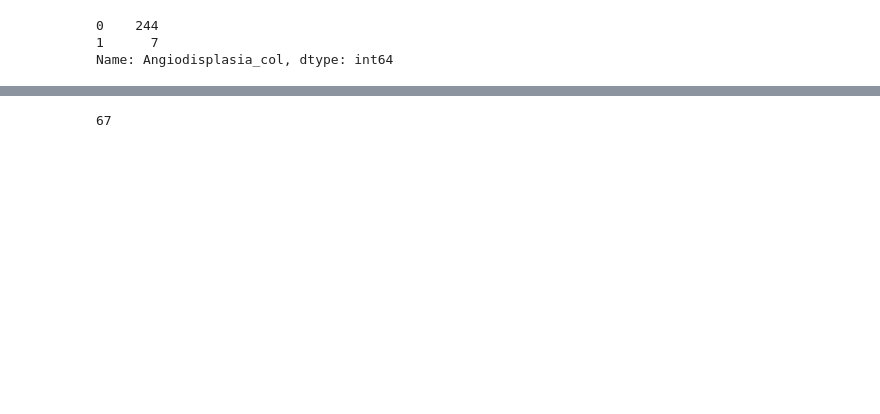
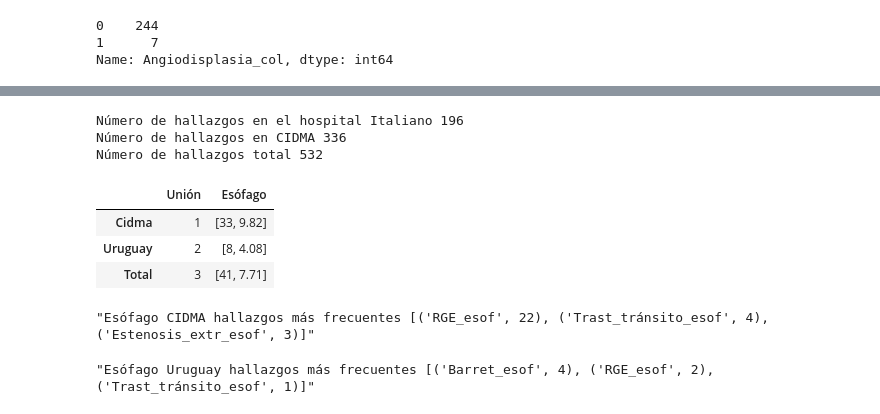
Before and after one commit to Hermenegildo12/Capsula_endoscopia, a Jupyter notebook: Capsula.ipynb, the cells around one changed output, grey strips where cells are left out. Cells and saved outputs as stored; diff of their text form; code cells hidden in the pictures; blank space fills up the shorter version.

```diff
--- a/Capsula.ipynb
+++ b/Capsula.ipynb
@@ -1844,11 +1938,46 @@ return (pregunta,"{} CIDMA hallazgos terapeúticos más frecuentes {}".format(in
+# %%
+# Función que recibe los hallazgos de una zona del tracto digestivo Y el centro médico donde se realizo la prueba
+#y devuelve la suma de todos los hallazgos encontrados en ella. Ya sea en el centro o sino se le dice, devuelve la suma
+# zona: Hallazgo a sumar valores // valor: 0(CIDMA);1(Uruguay);2(Ambos POR DEFECTO)
+def hz (zona,valor=2):
+    if valor<=1:
+        base=datos[datos["Médico"]==valor]
+        hz_total=0
+        a=base[zona].sum()
+        for e in a:
+            if type(e)==int:
+                hz_total=hz_total+e
+        return hz_total
+    elif valor>1:
+        hz_total=0
+        a=datos[zona].sum()
+        for e in a:
+            if type(e)==int:
+                hz_total=hz_total+e
+        return hz_total
+# %%
+#Calculo los hallazgos obtenidos
+
+hz_total=hz(esofago)+hz(estomago)+hz(duodeno)+hz(yeyuno)+hz(ileon)+hz(colon_de)+hz(colon_iz)+hz(colon_sig)+hz(recto)
+c_hz_T=hz(esofago,0)+hz(estomago,0)+hz(duodeno,0)+hz(yeyuno,0)+hz(ileon,0)+hz(colon_de,0)+hz(colon_iz,0)+hz(colon_sig,0)+hz(recto,0)
+u_hz_T=hz(esofago,1)+hz(estomago,1)+hz(duodeno,1)+hz(yeyuno,1)+hz(ileon,1)+hz(colon_de,1)+hz(colon_iz,1)+hz(colon_sig,1)+hz(recto,1)
+print("Número de hallazgos en el hospital Italiano {}".format(u_hz_T))
+print("Número de hallazgos en CIDMA {}".format(c_hz_T))
+print("Número de hallazgos total {}".format(hz_total))
+# %% [output]
+Número de hallazgos en el hospital Italiano 196
+Número de hallazgos en CIDMA 336
+Número de hallazgos total 532
 # %%
+#Función: Calcular porcentajes de hallazgos por regiones del tracto GI + 3 hallazgos más frecuentes (Todo según el centro)
+#Parámetros: zona:(str) Nombre de la región que quedemos analizar // hz_zona: Distintos hallazgos del área al estudio
 def zonas (zona,hz_zona):
     c=datos[datos["Médico"]==0]
     u=datos[datos["Médico"]==1]
     c_=c[hz_zona].sum()
     c_hz_f=sorted(c_.items(), key=operator.itemgetter(1),reverse=True) #Hallazgos más frecuentes de la zona CIDMA
     u_=u[hz_zona].sum()
-    u_hz_f=sorted(c_.items(), key=operator.itemgetter(1),reverse=True) #Hallazgos más frecuentes de la zona Uruguay
+    u_hz_f=sorted(u_.items(), key=operator.itemgetter(1),reverse=True) #Hallazgos más frecuentes de la zona Uruguay
 
     c_hz_suma=0
     for e in c_hz_f:
@@ -1862,8 +1991,9 @@ def zonas (zona,hz_zona):
                 u_hz_suma=u_hz_suma+i
 
 
-    pregunta=pd.DataFrame({zona:[[c_hz_suma],[],[]],"":[]
-                          },index="Cidma", "Uruguay", "Total")
+    pregunta=pd.DataFrame({"Unión":[1,2,3],
+                           zona:[[c_hz_suma,por(c_hz_T,c_hz_suma)],[u_hz_suma,por(u_hz_T,u_hz_suma)],[c_hz_suma+u_hz_suma,por(hz_total,c_hz_suma+u_hz_suma)]]
+                          },index=["Cidma", "Uruguay", "Total"])
 
     return (pregunta,"{} CIDMA hallazgos más frecuentes {}".format(zona,c_hz_f[0:3]),
            "{} Uruguay hallazgos más frecuentes {}".format(zona,u_hz_f[0:3]))
@@ -1885,9 +1999,0 @@ a=sorted(j.items(), key=operator.itemgetter(1),reverse=True)
-# %%
-suma=0
-for e in a:
-    for i in e:
-        if type(i)==int:
-            suma=suma+i
-suma
-# %% [output]
-67
@@ -1893,0 +2007,10 @@ suma
+# %%
+a,b,c=zonas("Esófago",esofago)
+display(a,b,c)
+# %% [output]
+|  | Unión | Esófago |
+| Cidma | 1 | [33, 9.82] |
+| Uruguay | 2 | [8, 4.08] |
+| Total | 3 | [41, 7.71] |
+"Esófago CIDMA hallazgos más frecuentes [('RGE_esof', 22), ('Trast_tránsito_esof', 4), ('Estenosis_extr_esof', 3)]"
+"Esófago Uruguay hallazgos más frecuentes [('Barret_esof', 4), ('RGE_esof', 2), ('Trast_tránsito_esof', 1)]"
```
Also changed, not shown: parts of 38 cells of this notebook, 1 other file.
